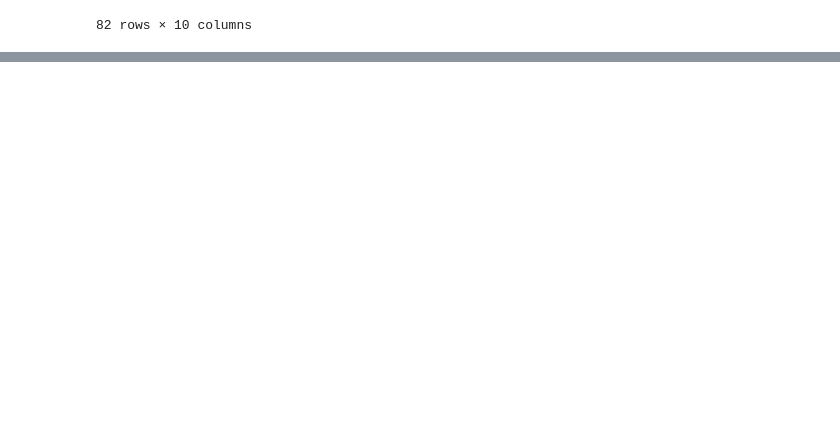
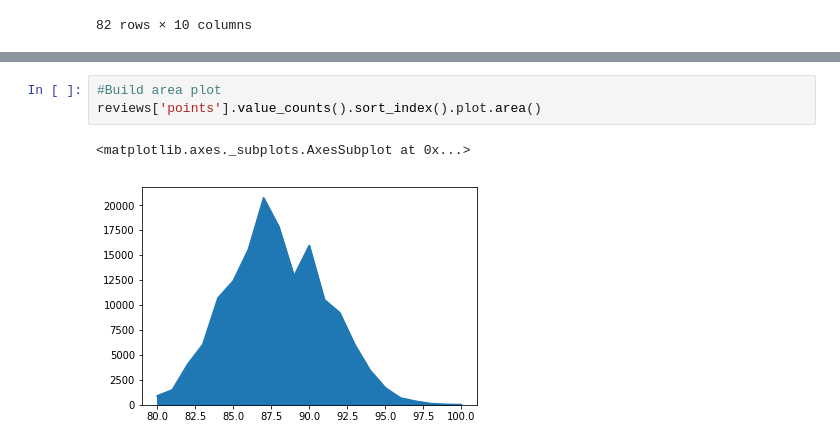
Before and after one commit to lutherkhill/pandas-tutorial, a Jupyter notebook: Pandas Turtorial.ipynb, the cells around one changed output, grey strips where cells are left out. Drawn from its saved outputs; the diff is of its cells as text; blank space fills up the shorter version.

```diff
--- a/Pandas Turtorial.ipynb
+++ b/Pandas Turtorial.ipynb
@@ -188,0 +213,6 @@ display(top_oceania_wines)
+# %%
+#Build area plot
+reviews['points'].value_counts().sort_index().plot.area()
+# %% [output]
+<matplotlib.axes._subplots.AxesSubplot at 0x...>
+[figure, added]
```
Also changed, not shown: parts of 11 cells of this notebook.
